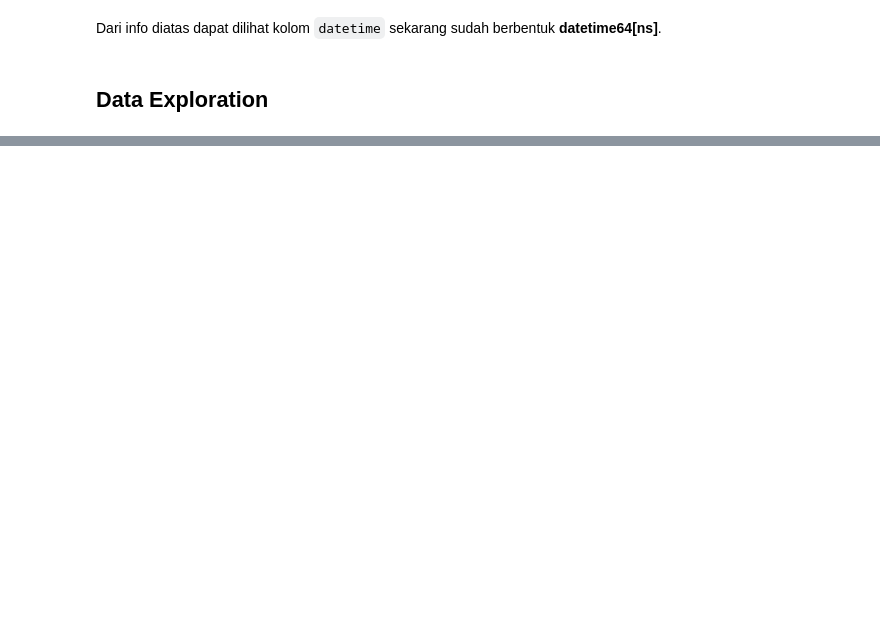
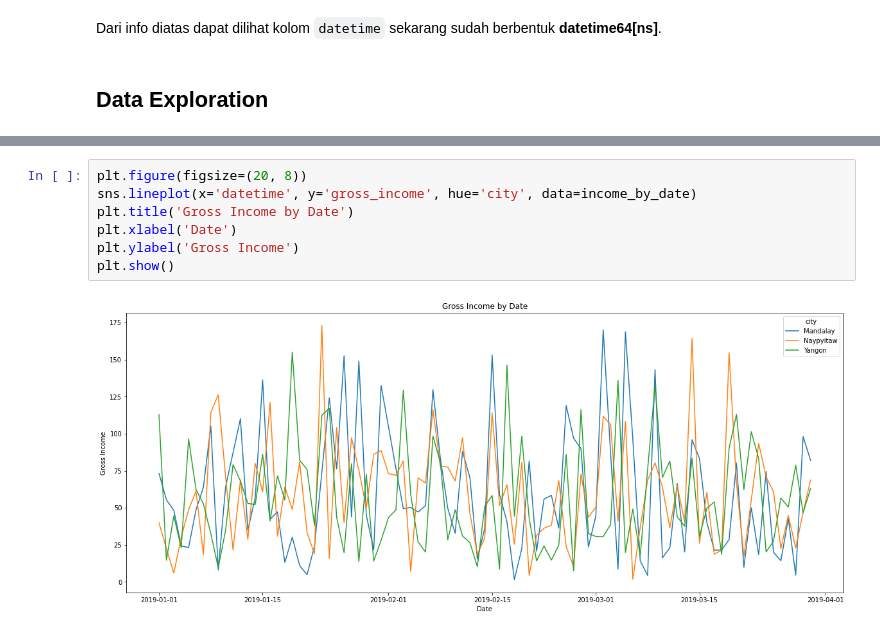
Before and after one commit to Penzragon/h8dsft_Milestone1, a Jupyter notebook: script.ipynb, the cells around one changed output, grey strips where cells are left out. Drawn from its saved outputs; the diff is of its cells as text; blank space fills up the shorter version.

```diff
--- a/script.ipynb
+++ b/script.ipynb
@@ -216 +239,10 @@ px.plot(grouped_datetime, x='datetime', y='gross_income', kind='line', color='br
+# %%
+plt.figure(figsize=(20, 8))
+sns.lineplot(x='datetime', y='gross_income', hue='city', data=income_by_date)
+plt.title('Gross Income by Date')
+plt.xlabel('Date')
+plt.ylabel('Gross Income')
+plt.show()
+# %% [output]
+[figure, added]
 # %%
```
Also changed, not shown: parts of 34 cells of this notebook.
